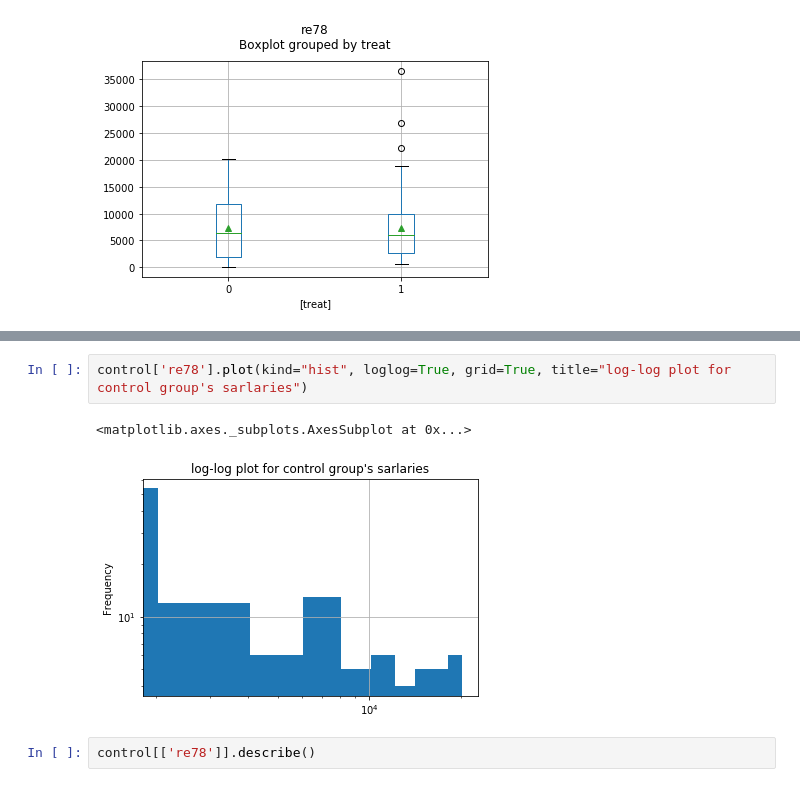
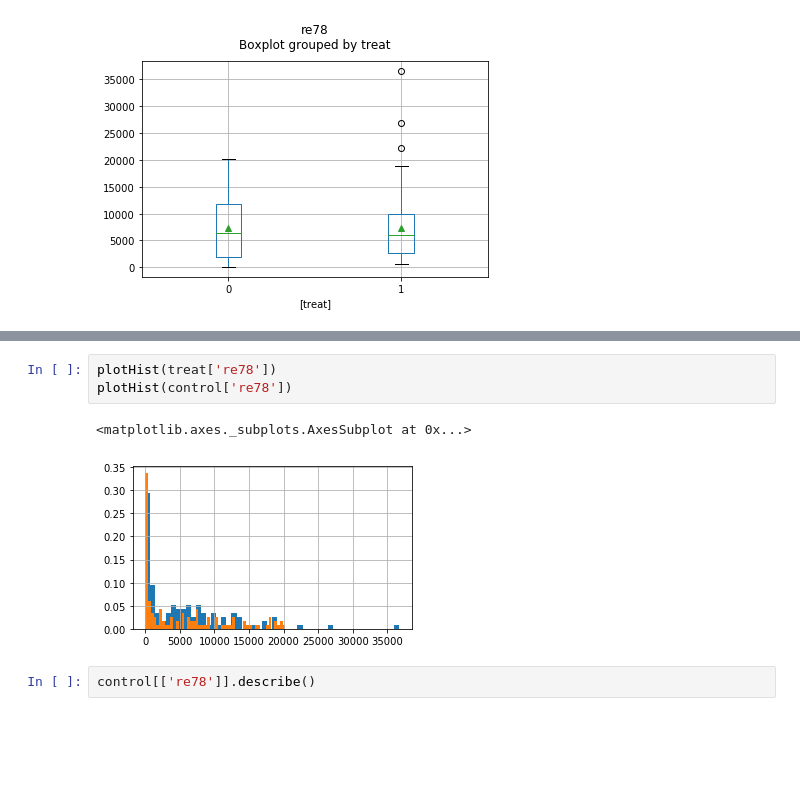
Before and after one commit to pmichele/ADA-Group, a Jupyter notebook: Partials/Michele/04 - Applied ML/Untitled.ipynb, the cells around one changed output, grey strips where cells are left out. Saved outputs shown, nothing was run; the diff lists cells and outputs as text; blank space fills up the shorter version.

```diff
--- a/Partials/Michele/04 - Applied ML/Untitled.ipynb
+++ b/Partials/Michele/04 - Applied ML/Untitled.ipynb
@@ -440,8 +402,9 @@ treat['re78'].plot(kind="hist", loglog=True, grid=True, bins=30, title="log-log
-# %%
-control['re78'].plot(kind="hist", loglog=True, grid=True, title="log-log plot for control group's sarlaries")
-# %% [output]
-<matplotlib.axes._subplots.AxesSubplot at 0x...>
-[figure, removed]
+# %%
+plotHist(treat['re78'])
+plotHist(control['re78'])
+# %% [output]
+<matplotlib.axes._subplots.AxesSubplot at 0x...>
+[figure, added]
 # %%
 control[['re78']].describe()
 # %% [output]
```
Also changed, not shown: parts of 33 cells of this notebook.
